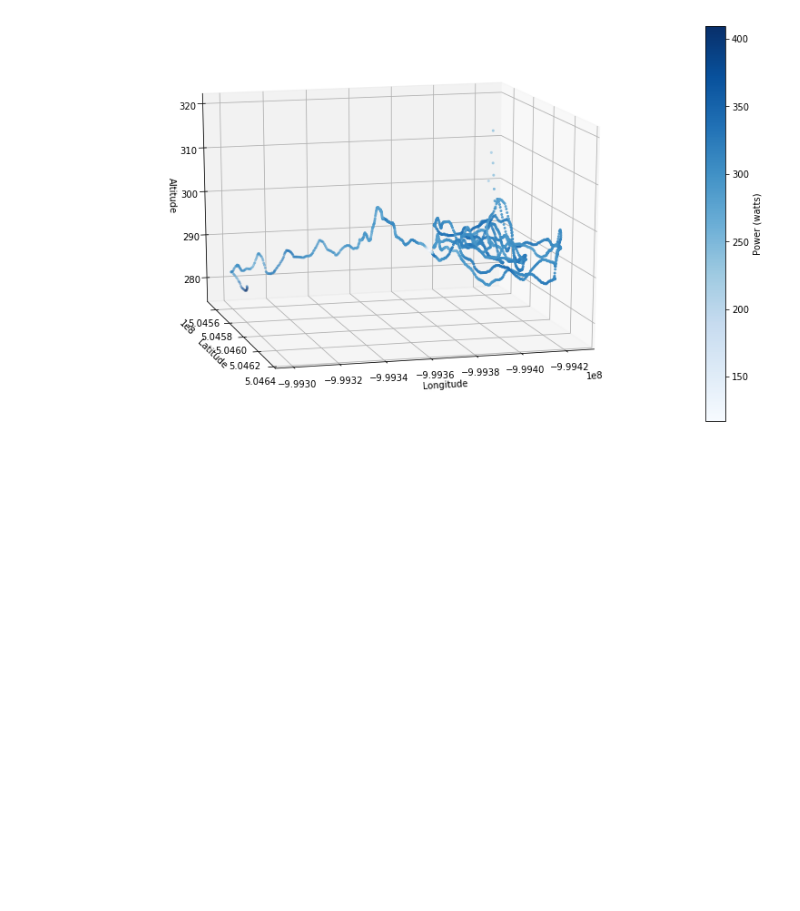
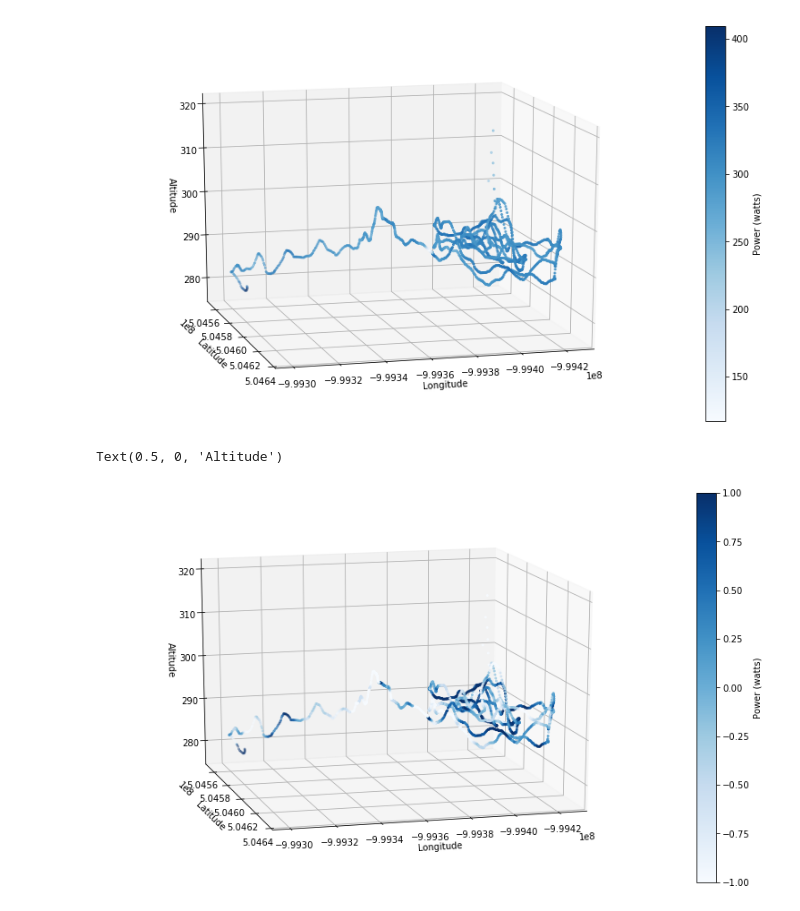
Before and after one commit to amulyaparmar/si330_fa19, a Jupyter notebook: exercise2_timeseries.ipynb, the cells around one changed output. Cells and saved outputs as stored; diff of their text form; code cells hidden in the pictures; blank space fills up the shorter version.

```diff
--- a/exercise2_timeseries.ipynb
+++ b/exercise2_timeseries.ipynb
@@ -27,3 +27,36 @@ ax.set_zlabel('Altitude')
 # %% [output]
 Text(0.5, 0, 'Altitude')
 [figure]
+# %%
+import pandas as pd
+import numpy as np
+import scipy.stats as stats
+
+df=pd.read_csv("datasets/run.csv")
+df["power_z"]=stats.zscore(df["Power"])
+
+def thresh(item):
+    if item < -1:
+        return -1
+    elif item > 1:
+        return 1
+    else:
+        return item
+
+df["power_z"]=df["power_z"].apply(thresh)
+# %%
+from mpl_toolkits.mplot3d import Axes3D
+import matplotlib.pyplot as plt
+
+fig = plt.figure(figsize=(14,8))
+ax = fig.gca(projection='3d')
+artists=ax.scatter(df["position_long"],df["position_lat"],df["enhanced_altitude"],
+           s=4,c=df["power_z"],cmap = 'Blues')
+plt.colorbar(artists).set_label("Power (watts)")
+ax.view_init(15,75)
+ax.set_xlabel('Longitude')
+ax.set_ylabel('Latitude')
+ax.set_zlabel('Altitude')
+# %% [output]
+Text(0.5, 0, 'Altitude')
+[figure, added]
```
Also changed, not shown: 1 other file.
